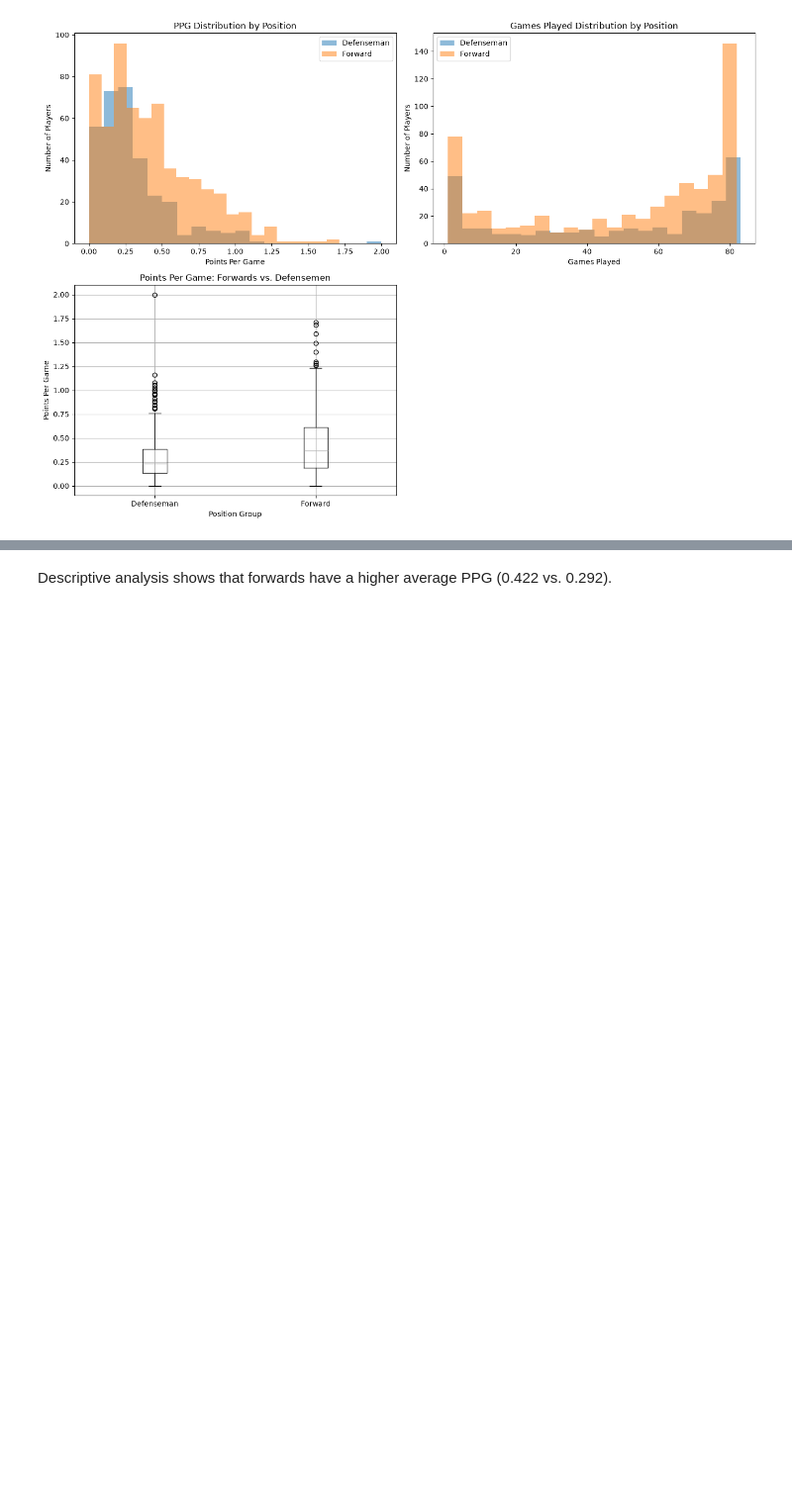
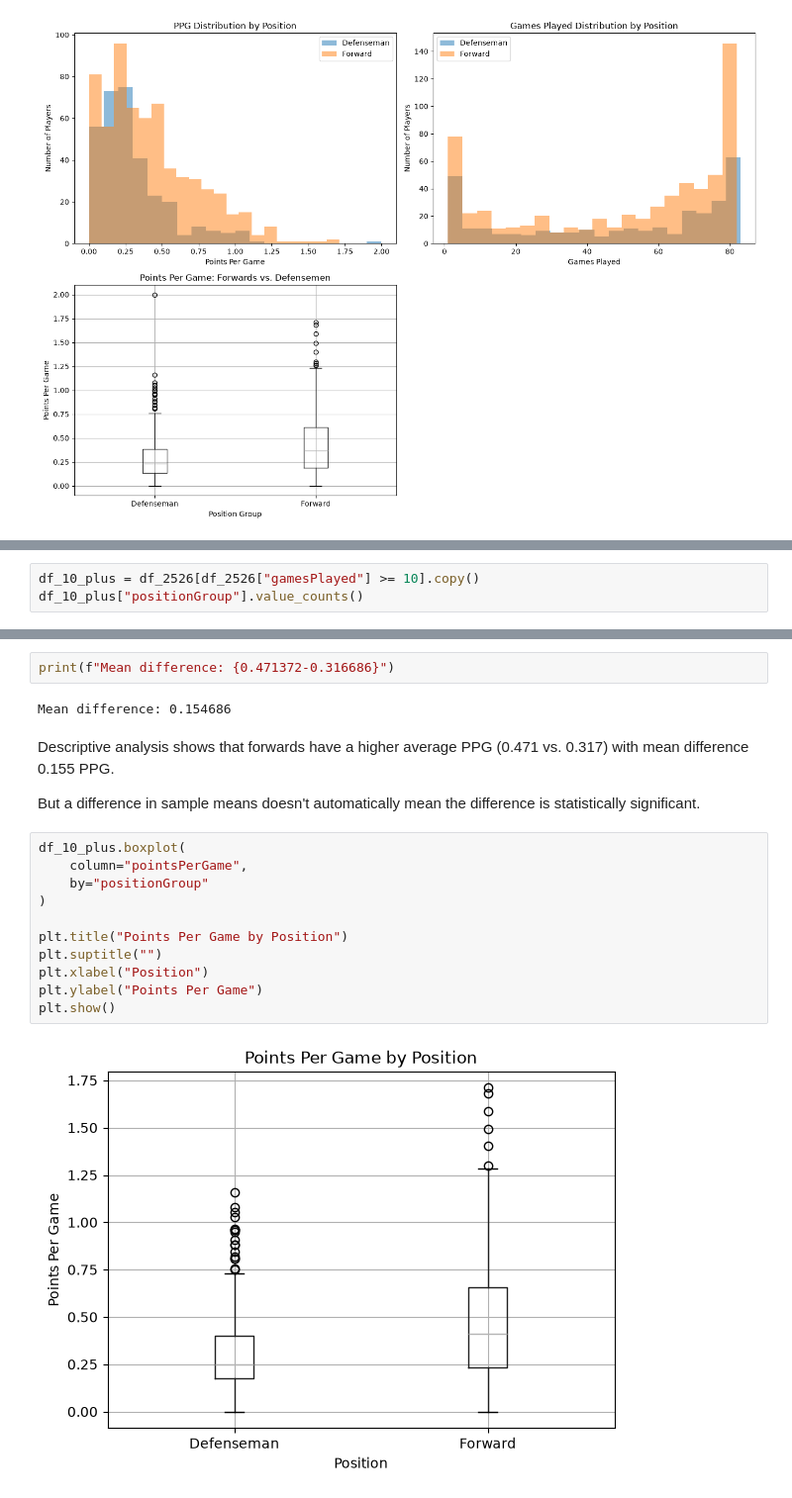
Before and after one commit to natashk/NHL, a Jupyter notebook: data_analysis/forward_defence.ipynb, the cells around one changed output, grey strips where cells are left out. Shown at 99% size. Saved outputs shown, nothing was run; the diff lists cells and outputs as text; blank space fills up the shorter version.

Commit message:
Finished analysis

```diff
--- a/data_analysis/forward_defence.ipynb
+++ b/data_analysis/forward_defence.ipynb
@@ -179,0 +209,3 @@ Name: pointsPerGame, dtype: float64
+# %%
+df_10_plus = df_2526[df_2526["gamesPlayed"] >= 10].copy()
+df_10_plus["positionGroup"].value_counts()
@@ -180,2 +226,21 @@ Name: pointsPerGame, dtype: float64
+# %%
+print(f"Mean difference: {0.471372-0.316686}")
+# %% [output]
+Mean difference: 0.154686
 # %% [markdown]
-Descriptive analysis shows that forwards have a higher average PPG (0.422 vs. 0.292).
+Descriptive analysis shows that forwards have a higher average PPG (0.471 vs. 0.317) with mean difference 0.155 PPG.
+
+But a difference in sample means doesn't automatically mean the difference is statistically significant.
+# %%
+df_10_plus.boxplot(
+    column="pointsPerGame",
+    by="positionGroup"
+)
+
+plt.title("Points Per Game by Position")
+plt.suptitle("")
+plt.xlabel("Position")
+plt.ylabel("Points Per Game")
+plt.show()
+# %% [output]
+[figure, added]
```
Also changed, not shown: parts of 19 cells of this notebook.
